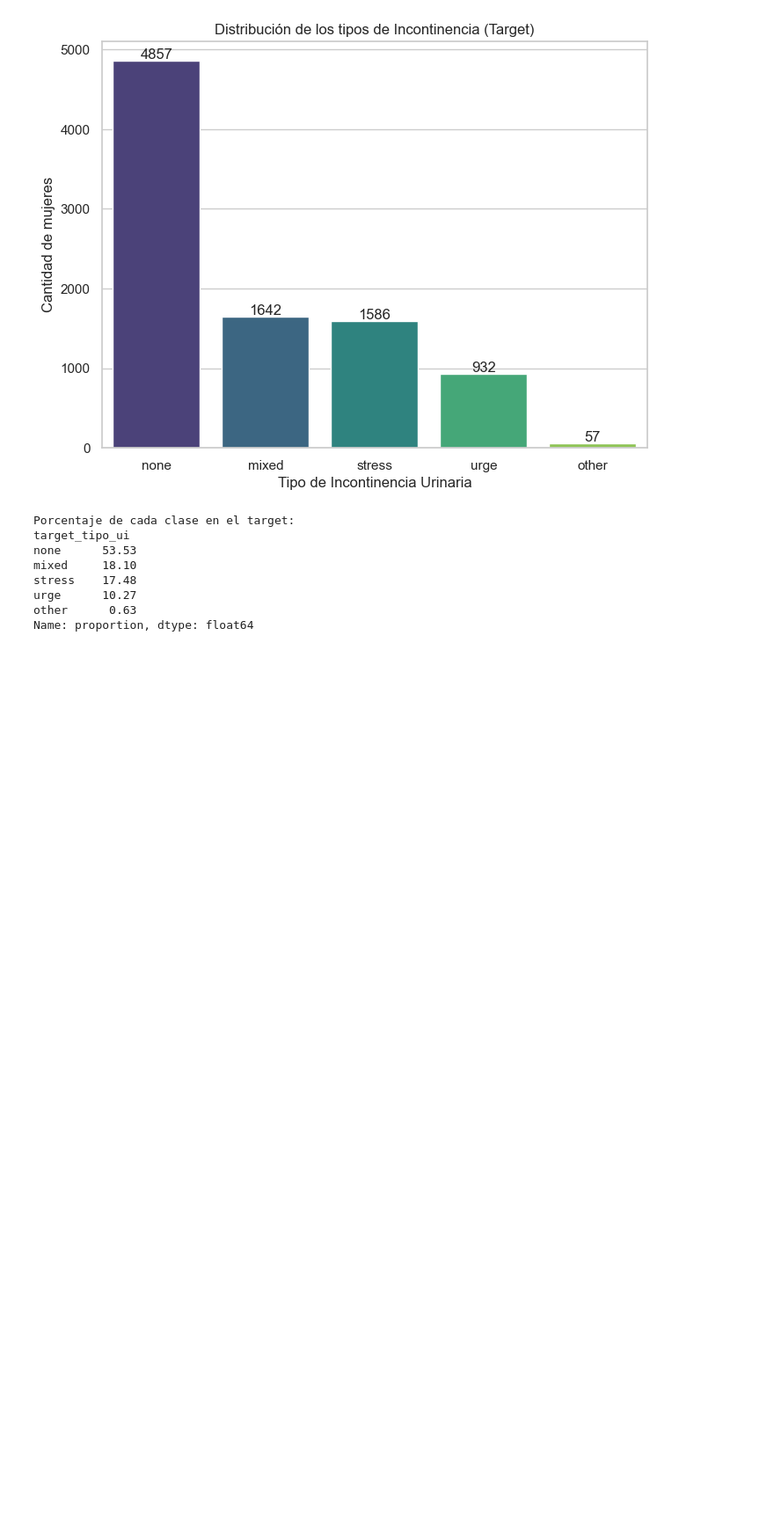
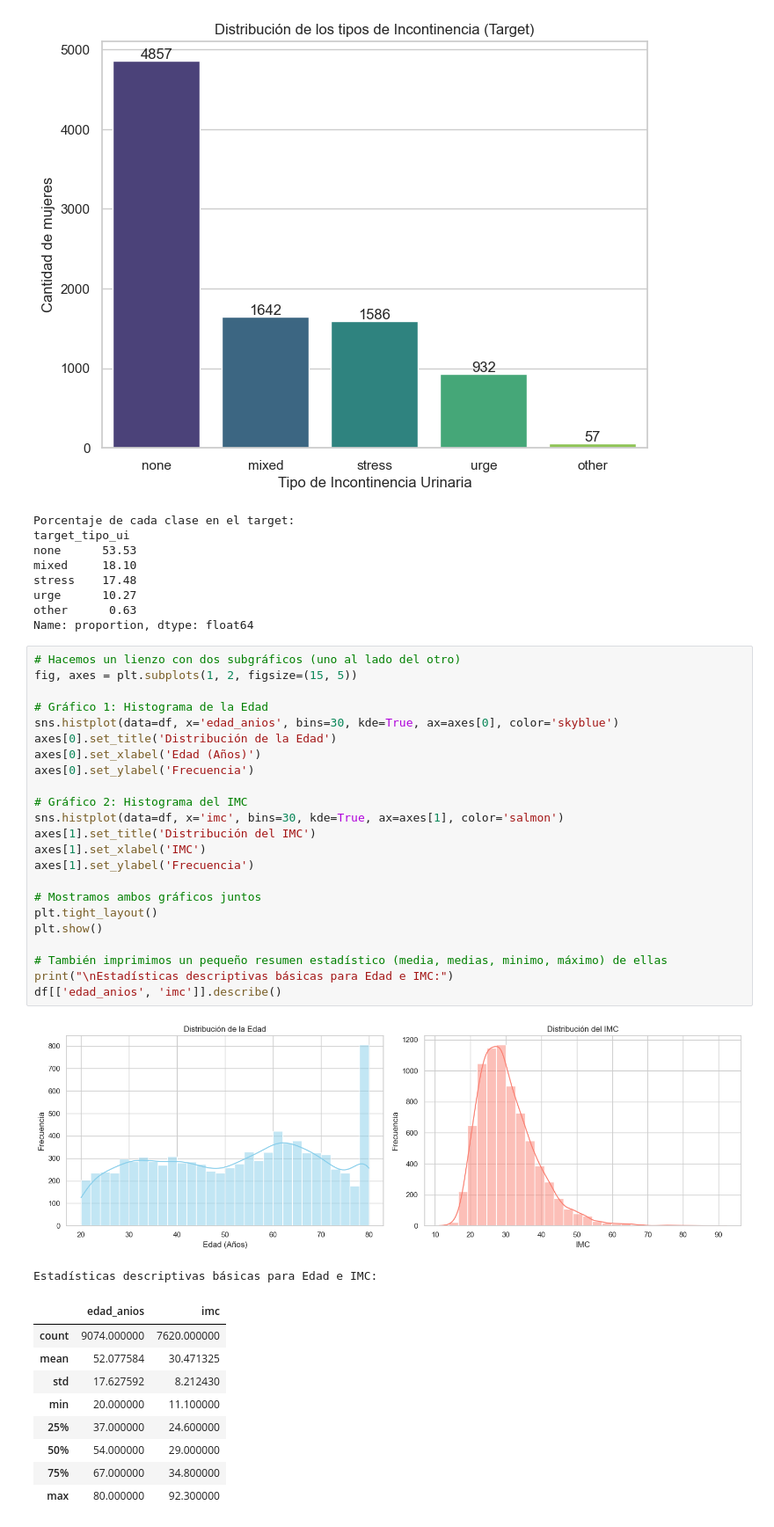
Before and after one commit to Bootcamp-IA-P6/Proyecto7_Equipo3_Multiclase, a Jupyter notebook: notebooks/modeling/notebook_camila.ipynb, the cells around one changed output. Shown at 88% size. Drawn from its saved outputs; the diff is of its cells as text; blank space fills up the shorter version.

```diff
--- a/notebooks/modeling/notebook_camila.ipynb
+++ b/notebooks/modeling/notebook_camila.ipynb
@@ -115,3 +115,38 @@ stress    17.48
 urge      10.27
 other      0.63
 Name: proportion, dtype: float64
+# %%
+# Hacemos un lienzo con dos subgráficos (uno al lado del otro)
+fig, axes = plt.subplots(1, 2, figsize=(15, 5))
+
+# Gráfico 1: Histograma de la Edad
+sns.histplot(data=df, x='edad_anios', bins=30, kde=True, ax=axes[0], color='skyblue')
+axes[0].set_title('Distribución de la Edad')
+axes[0].set_xlabel('Edad (Años)')
+axes[0].set_ylabel('Frecuencia')
+
+# Gráfico 2: Histograma del IMC
+sns.histplot(data=df, x='imc', bins=30, kde=True, ax=axes[1], color='salmon')
+axes[1].set_title('Distribución del IMC')
+axes[1].set_xlabel('IMC')
+axes[1].set_ylabel('Frecuencia')
+
+# Mostramos ambos gráficos juntos
+plt.tight_layout()
+plt.show()
+
+# También imprimimos un pequeño resumen estadístico (media, medias, minimo, máximo) de ellas
+print("\nEstadísticas descriptivas básicas para Edad e IMC:")
+df[['edad_anios', 'imc']].describe()
+# %% [output]
+[figure, added]
+Estadísticas descriptivas básicas para Edad e IMC:
+|  | edad_anios | imc |
+| count | 9074.000000 | 7620.000000 |
+| mean | 52.077584 | 30.471325 |
+| std | 17.627592 | 8.212430 |
+| min | 20.000000 | 11.100000 |
+| 25% | 37.000000 | 24.600000 |
+| 50% | 54.000000 | 29.000000 |
+| 75% | 67.000000 | 34.800000 |
+| max | 80.000000 | 92.300000 |
```
Also changed, not shown: parts of 2 cells of this notebook.
